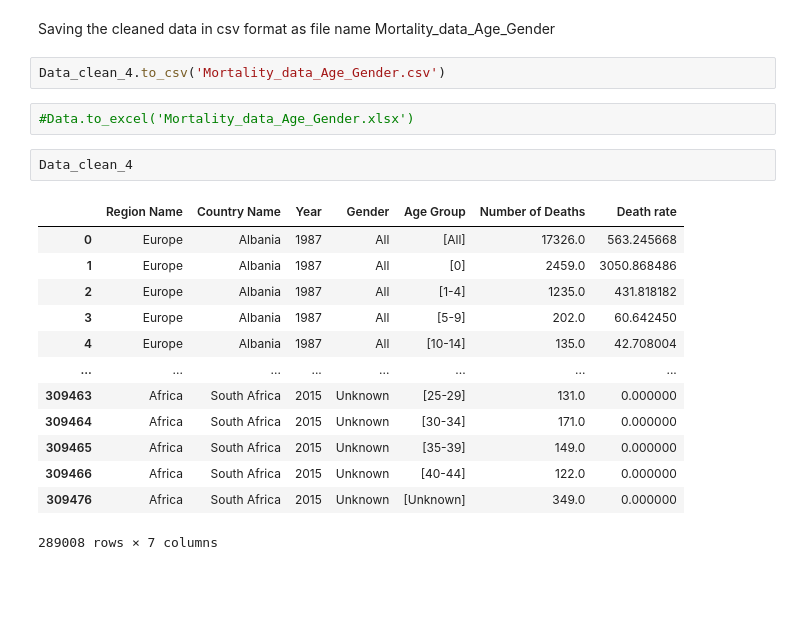
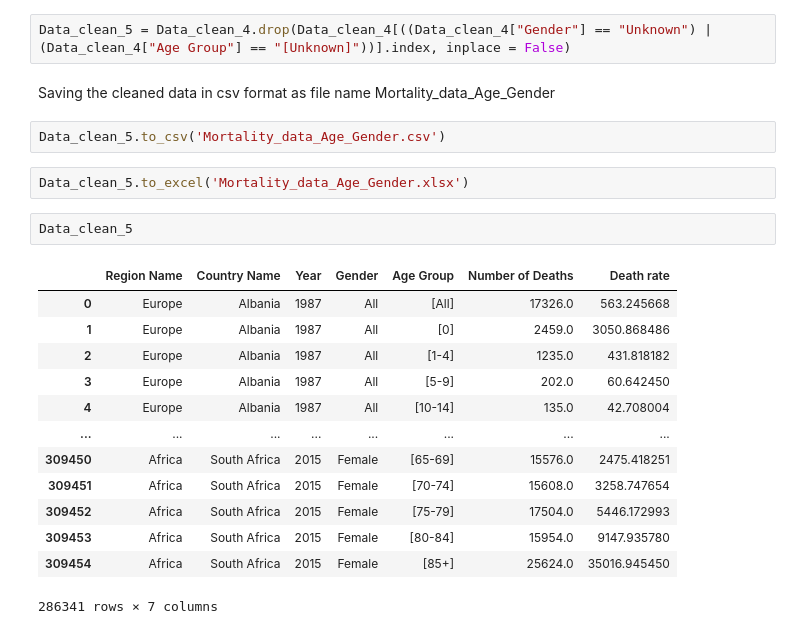
Before and after one commit to AshwathiSuresh/dataset_mortality, a Jupyter notebook: Notebook_project_2.ipynb, the cells around one changed output. Cells and saved outputs as stored; diff of their text form; blank space fills up the shorter version.

```diff
--- a/Notebook_project_2.ipynb
+++ b/Notebook_project_2.ipynb
@@ -198,22 +214,24 @@ dtype: int64
+# %%
+Data_clean_5 = Data_clean_4.drop(Data_clean_4[((Data_clean_4["Gender"] == "Unknown") | (Data_clean_4["Age Group"] == "[Unknown]"))].index, inplace = False)
 # %% [markdown]
 Saving the cleaned data in csv format as file name Mortality_data_Age_Gender
 # %%
-Data_clean_4.to_csv('Mortality_data_Age_Gender.csv')
+Data_clean_5.to_csv('Mortality_data_Age_Gender.csv')
 # %%
-#Data.to_excel('Mortality_data_Age_Gender.xlsx')
+Data_clean_5.to_excel('Mortality_data_Age_Gender.xlsx')
 # %%
-Data_clean_4
+Data_clean_5
 # %% [output]
 |  | Region Name | Country Name | Year | Gender | Age Group | Number of Deaths | Death rate |
 | 0 | Europe | Albania | 1987 | All | [All] | 17326.0 | 563.245668 |
 | 1 | Europe | Albania | 1987 | All | [0] | 2459.0 | 3050.868486 |
 | 2 | Europe | Albania | 1987 | All | [1-4] | 1235.0 | 431.818182 |
 | 3 | Europe | Albania | 1987 | All | [5-9] | 202.0 | 60.642450 |
 | 4 | Europe | Albania | 1987 | All | [10-14] | 135.0 | 42.708004 |
 | ... | ... | ... | ... | ... | ... | ... | ... |
-| 309463 | Africa | South Africa | 2015 | Unknown | [25-29] | 131.0 | 0.000000 |
-| 309464 | Africa | South Africa | 2015 | Unknown | [30-34] | 171.0 | 0.000000 |
-| 309465 | Africa | South Africa | 2015 | Unknown | [35-39] | 149.0 | 0.000000 |
-| 309466 | Africa | South Africa | 2015 | Unknown | [40-44] | 122.0 | 0.000000 |
-| 309476 | Africa | South Africa | 2015 | Unknown | [Unknown] | 349.0 | 0.000000 |
+| 309450 | Africa | South Africa | 2015 | Female | [65-69] | 15576.0 | 2475.418251 |
+| 309451 | Africa | South Africa | 2015 | Female | [70-74] | 15608.0 | 3258.747654 |
+| 309452 | Africa | South Africa | 2015 | Female | [75-79] | 17504.0 | 5446.172993 |
+| 309453 | Africa | South Africa | 2015 | Female | [80-84] | 15954.0 | 9147.935780 |
+| 309454 | Africa | South Africa | 2015 | Female | [85+] | 25624.0 | 35016.945450 |
-289008 rows × 7 columns
+286341 rows × 7 columns
```
Also changed, not shown: parts of 1 cell of this notebook.
